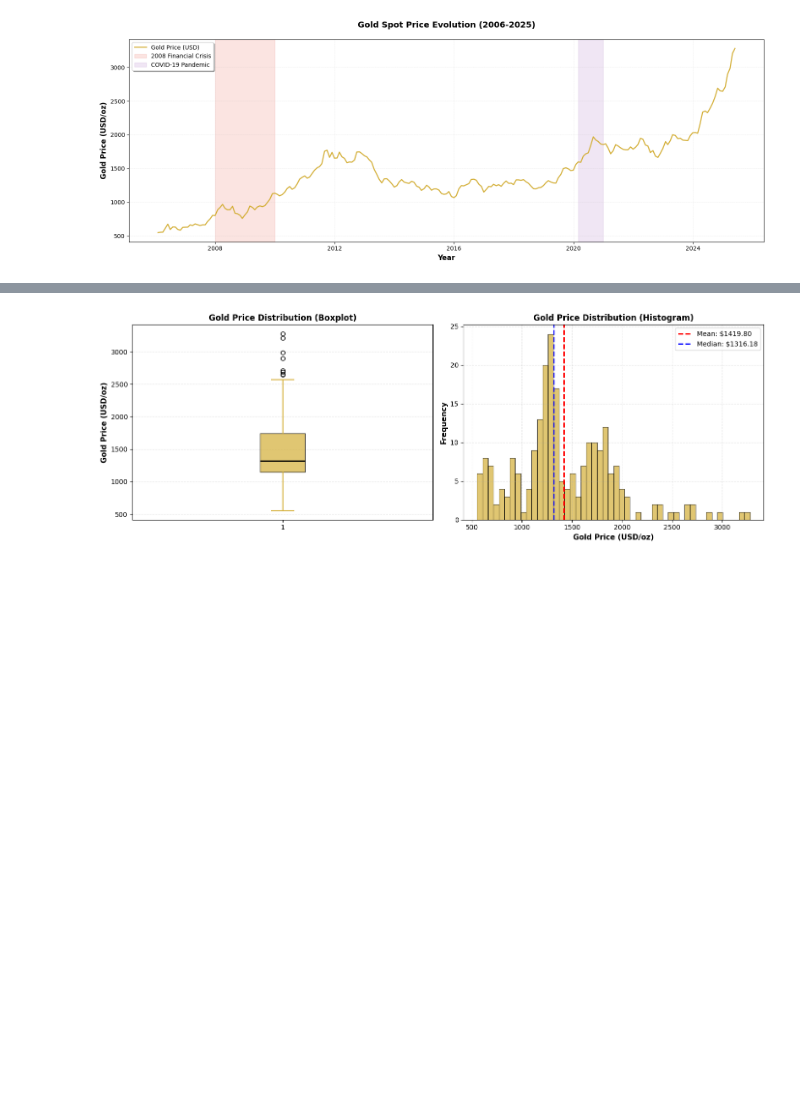
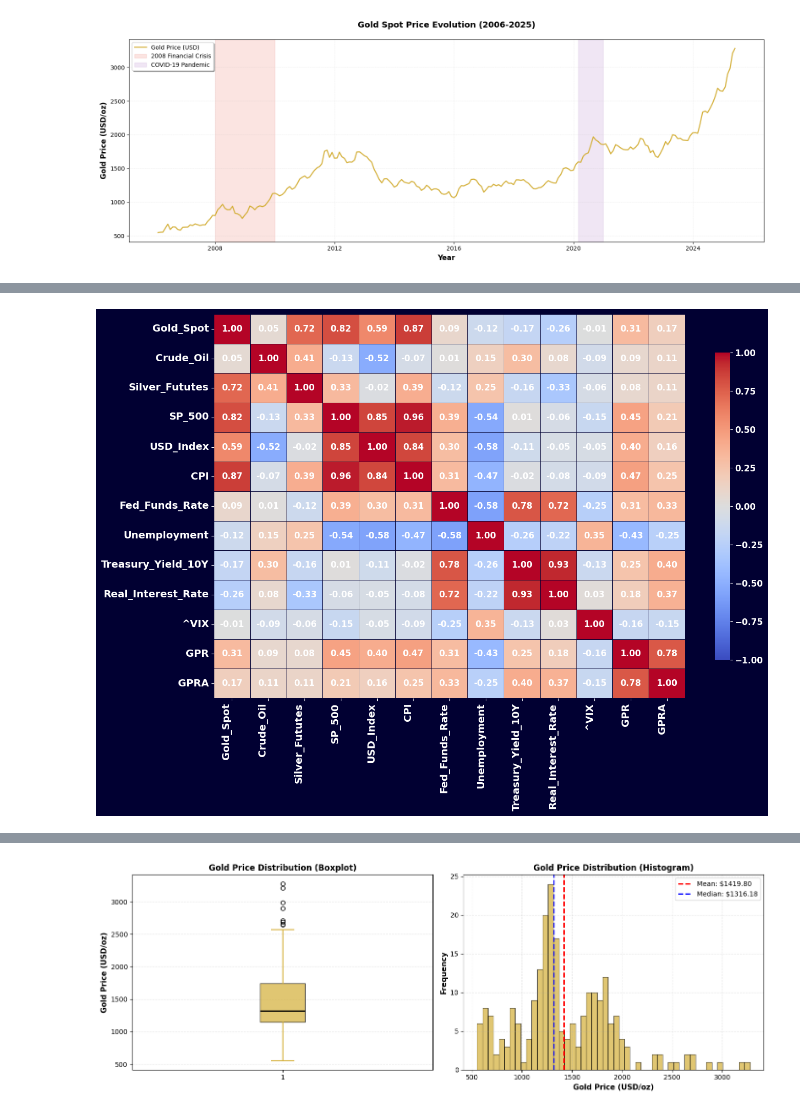
Before and after one commit to HuyPham171-hub/gold-price-prediction, a Jupyter notebook: notebooks/explore.ipynb, the cells around one changed output, grey strips where cells are left out. Cells and saved outputs as stored; diff of their text form; code cells hidden in the pictures; blank space fills up the shorter version.

```diff
--- a/notebooks/explore.ipynb
+++ b/notebooks/explore.ipynb
@@ -241,0 +319,67 @@ plt.show()
+# %%
+import pandas as pd
+import numpy as np
+import matplotlib.pyplot as plt
+import seaborn as sns
+
+# Calculate correlation matrix
+cols_to_drop = ['Gold_Futures', 'Gold_ETF', 'NASDAQ', 'M2_Supply', 'GPRT']
+corr_matrix = combined.drop(columns=cols_to_drop).corr()
+
+# Create a mask for the upper triangle
+mask = np.triu(np.ones_like(corr_matrix, dtype=bool))
+
+# Style settings
+bg_color = '#010032'
+text_color = 'white'
+
+fig, ax = plt.subplots(figsize=(14, 10))
+
+# Dark background
+fig.patch.set_facecolor(bg_color)
+ax.set_facecolor(bg_color)
+
+# Custom dark-theme diverging palette
+# Deep cyan for negative, dark for zero, bright red for positive
+cmap = sns.diverging_palette(220, 10, as_cmap=True)
+
+# Generate Heatmap
+sns.heatmap(
+    corr_matrix,
+    # mask=mask,
+    cmap='coolwarm',
+    vmax=1.0, vmin=-1.0,
+    center=0,
+    annot=True,
+    fmt=".2f",
+    annot_kws={"size": 12, "weight": "bold", "color": text_color},
+    linewidths=0.5,
+    linecolor=bg_color,
+    cbar_kws={"shrink": 0.8},
+    ax=ax
+)
+
+# Formatting
+# Remove spines
+for spine in ax.spines.values():
+    spine.set_visible(False)
+
+# Labels and Ticks
+ax.tick_params(axis='both', colors=text_color, labelsize=14)
+plt.xticks(ha='right', fontweight='bold', color=text_color)
+plt.yticks(fontweight='bold', color=text_color)
+
+# Title
+# ax.set_title('Macroeconomic Correlation Matrix',
+#              fontsize=22, fontweight='bold', color=text_color, pad=20)
+
+# Style the Colorbar
+cbar = ax.collections[0].colorbar
+cbar.ax.yaxis.set_tick_params(color=text_color)
+cbar.outline.set_edgecolor(text_color)
+plt.setp(plt.getp(cbar.ax.axes, 'yticklabels'), color=text_color, weight='bold', fontsize=12)
+
+plt.tight_layout()
+plt.show()
+# %% [output]
+[figure, added]
```
Also changed, not shown: parts of 2 cells of this notebook, 44 other files.
